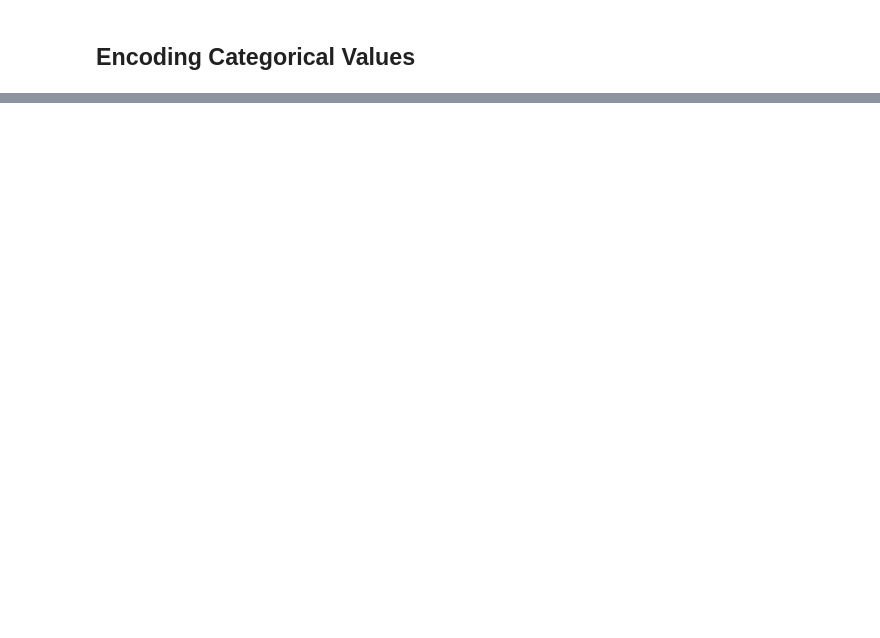
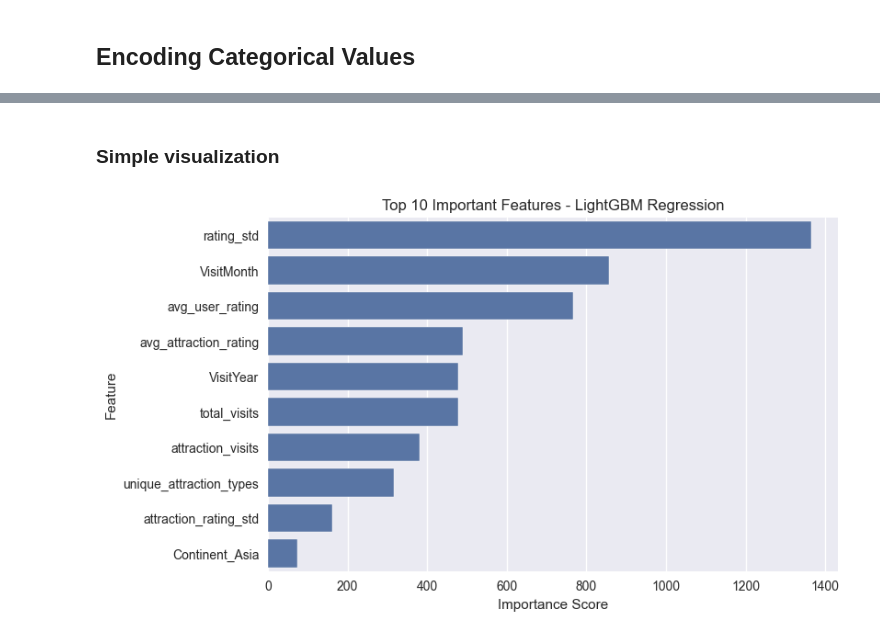
Before and after one commit to shabbu8111999/Tourism_Experience_Analytics, a Jupyter notebook: jupyter/Tourism_Experience.ipynb, the cells around one changed output, grey strips where cells are left out. Saved outputs shown, nothing was run; the diff lists cells and outputs as text; code cells hidden in the pictures; blank space fills up the shorter version.

Commit message:
Tourism file updated with models

```diff
--- a/jupyter/Tourism_Experience.ipynb
+++ b/jupyter/Tourism_Experience.ipynb
@@ -1112,0 +1269,4 @@ clean_df.shape
+# %%
+lr_model = LinearRegression()
+
+lr_model.fit(X_train_scaled, y_train)
@@ -1112,0 +1331,8 @@ clean_df.shape
+# %%
+# Create LightGBM regressor
+lgb_model = lgb.LGBMRegressor(
+    n_estimators=200,
+    learning_rate=0.1,
+    max_depth=-1,
+    random_state=42
+)
@@ -1112,0 +1341,2 @@ clean_df.shape
+# %%
+lgb_model.fit(X_train, y_train)
@@ -1112,0 +1535,11 @@ clean_df.shape
+# %%
+# Extracting feature importance
+reg_importance = pd.DataFrame({
+    'Feature': X.columns,
+    'Importance': lgb_model.feature_importances_
+})
+
+# Sort by importance
+reg_importance = reg_importance.sort_values(by='Importance', ascending=False)
+
+reg_importance.head(10)
@@ -1112,0 +1558,17 @@ clean_df.shape
+# %% [markdown]
+### Simple visualization
+# %%
+plt.figure(figsize=(8,5))
+
+sns.barplot(
+    x='Importance',
+    y='Feature',
+    data=reg_importance.head(10)
+)
+
+plt.title("Top 10 Important Features - LightGBM Regression")
+plt.xlabel("Importance Score")
+plt.ylabel("Feature")
+plt.show()
+# %% [output]
+[figure, added]
```
Also changed, not shown: parts of 61 cells of this notebook.
